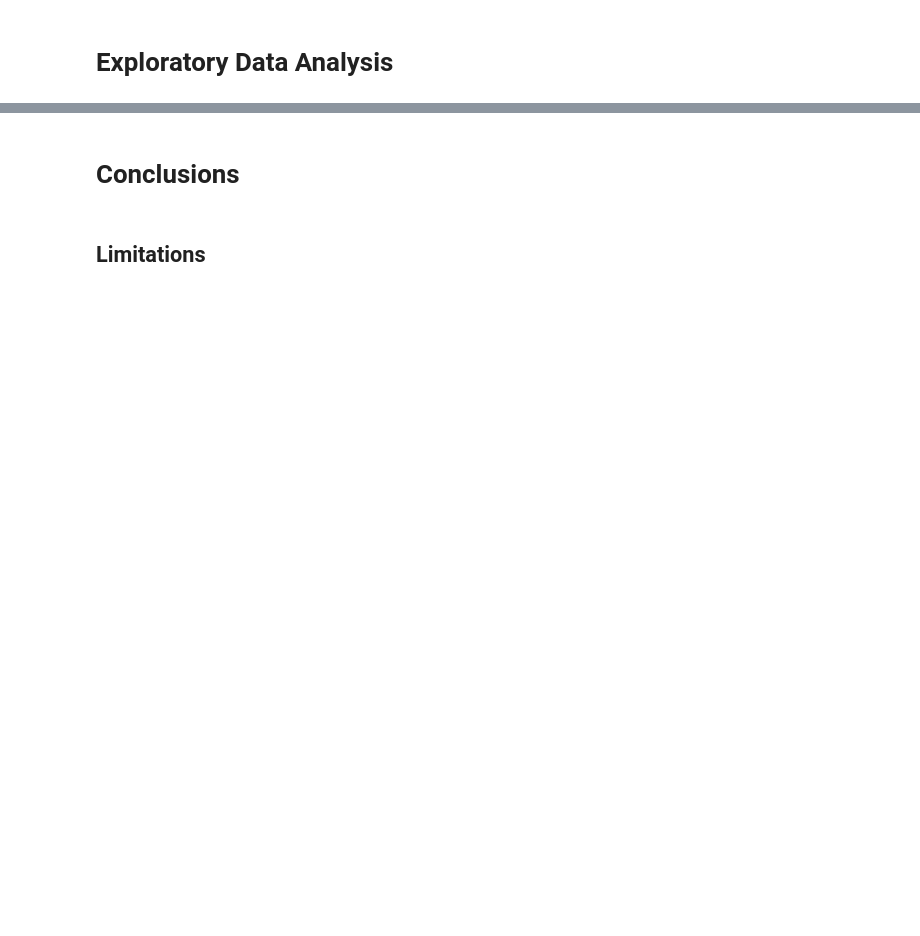
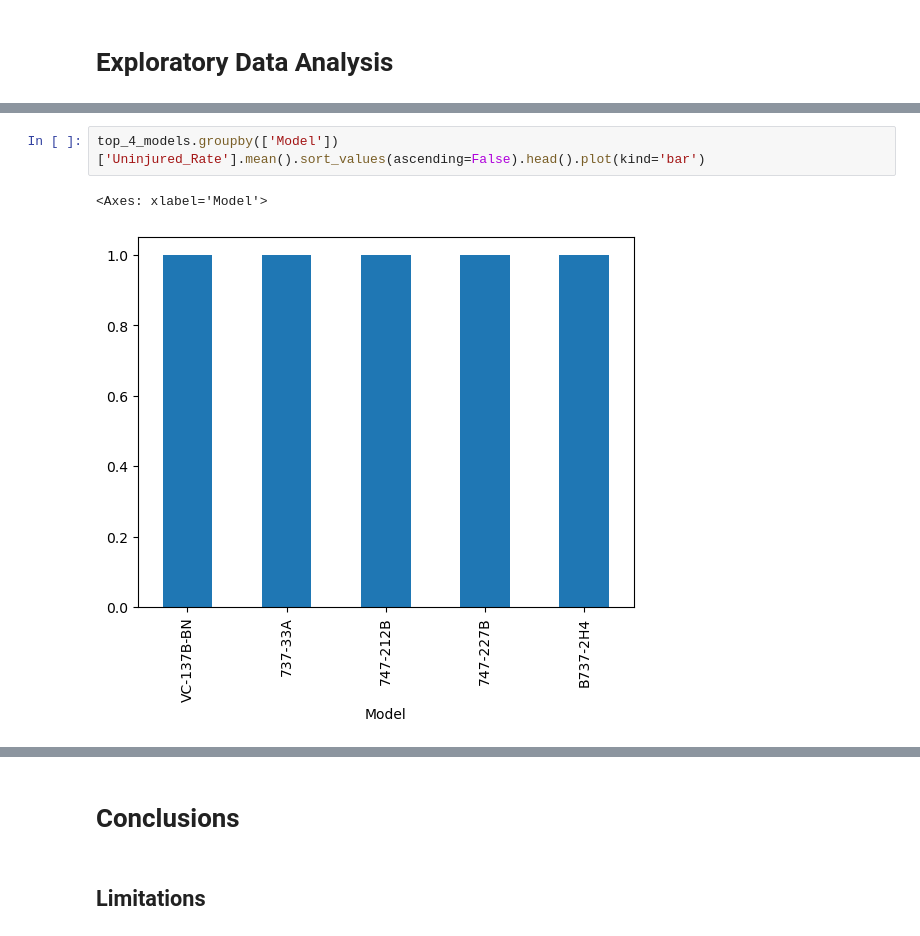
Before and after one commit to scarlettvalentin/aviation_project, a Jupyter notebook: notebook.ipynb, the cells around one changed output, grey strips where cells are left out. Drawn from its saved outputs; the diff is of its cells as text; blank space fills up the shorter version.

```diff
--- a/notebook.ipynb
+++ b/notebook.ipynb
@@ -8,0 +345,5 @@
+# %%
+top_4_models.groupby(['Model'])['Uninjured_Rate'].mean().sort_values(ascending=False).head().plot(kind='bar')
+# %% [output]
+<Axes: xlabel='Model'>
+[figure, added]
```
Also changed, not shown: parts of 45 cells of this notebook.
